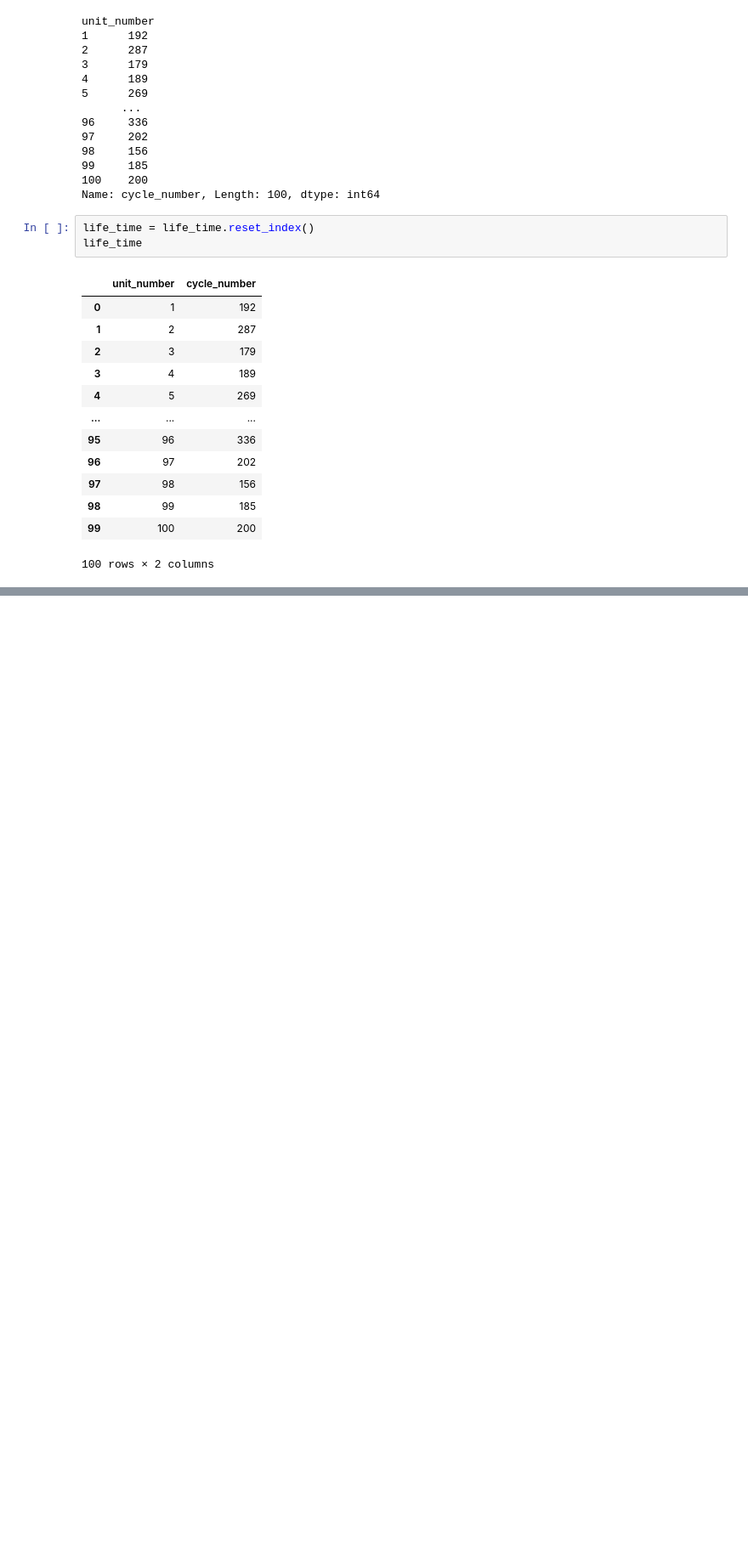
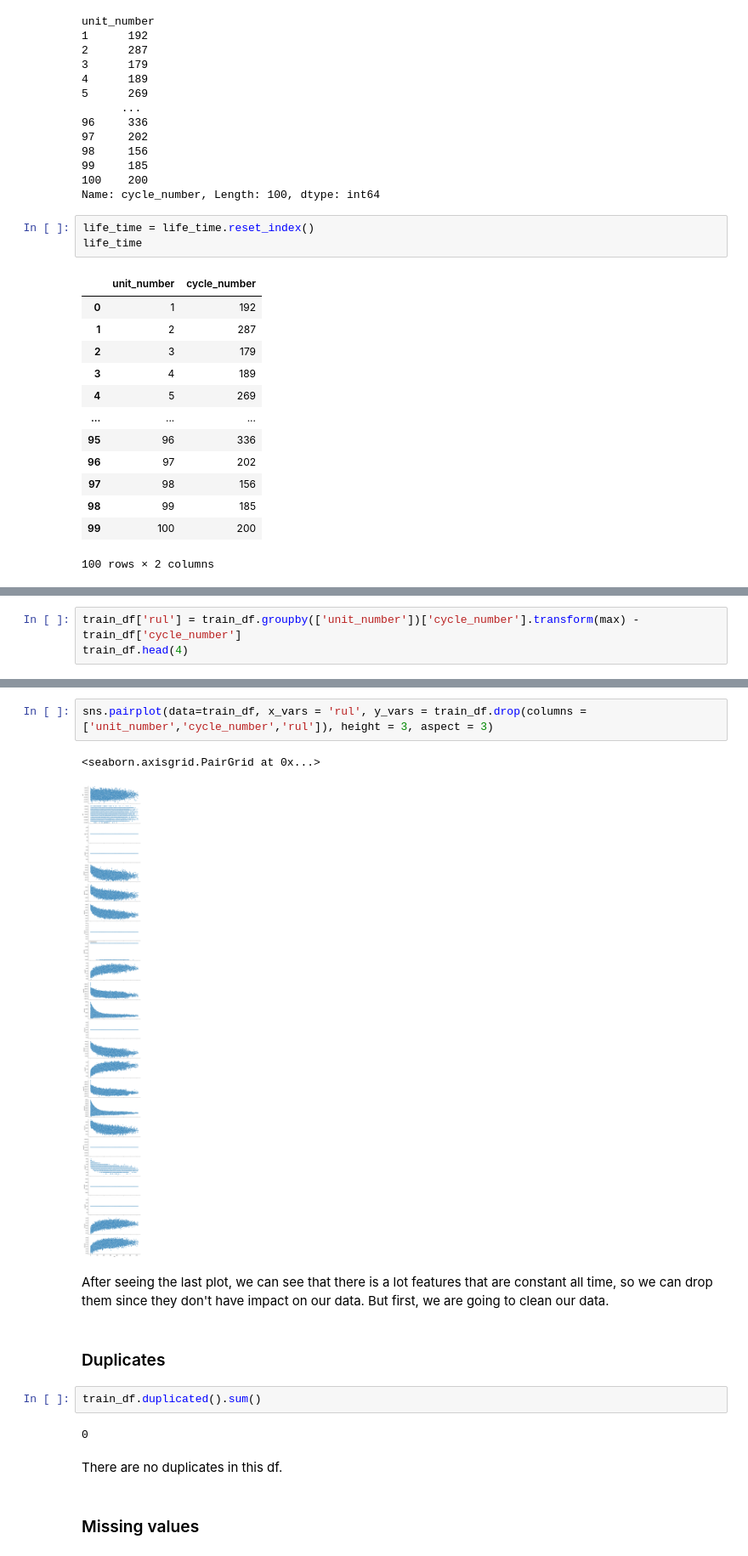
Before and after one commit to gmatos51/turbofan_rul_prediction, a Jupyter notebook: notebooks/Untitled.ipynb, the cells around one changed output, grey strips where cells are left out. Shown at 85% size. Drawn from its saved outputs; the diff is of its cells as text; blank space fills up the shorter version.

```diff
--- a/notebooks/Untitled.ipynb
+++ b/notebooks/Untitled.ipynb
@@ -109,0 +111,3 @@ sns.barplot(x = life_time['cycle_number'], y = life_time['unit_number'])
+# %%
+train_df['rul'] = train_df.groupby(['unit_number'])['cycle_number'].transform(max) - train_df['cycle_number']
+train_df.head(4)
@@ -109,0 +121,17 @@ sns.barplot(x = life_time['cycle_number'], y = life_time['unit_number'])
+# %%
+sns.pairplot(data=train_df, x_vars = 'rul', y_vars = train_df.drop(columns = ['unit_number','cycle_number','rul']), height = 3, aspect = 3)
+# %% [output]
+<seaborn.axisgrid.PairGrid at 0x...>
+[figure, added]
+# %% [markdown]
+After seeing the last plot, we can see that there is a lot features that are constant all time, so we can drop them since they don't have impact on our data. But first, we are going to clean our data.
+# %% [markdown]
+### Duplicates
+# %%
+train_df.duplicated().sum()
+# %% [output]
+0
+# %% [markdown]
+There are no duplicates in this df.
+# %% [markdown]
+### Missing values
```
Also changed, not shown: parts of 12 cells of this notebook.
